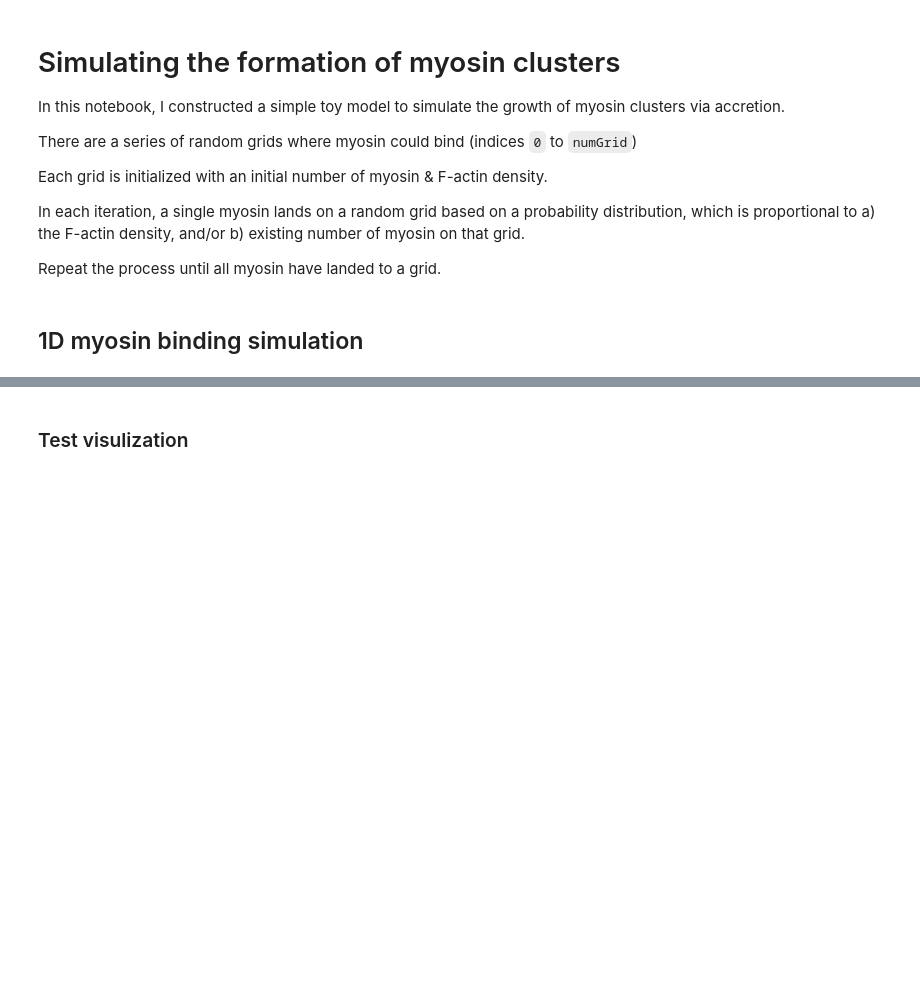
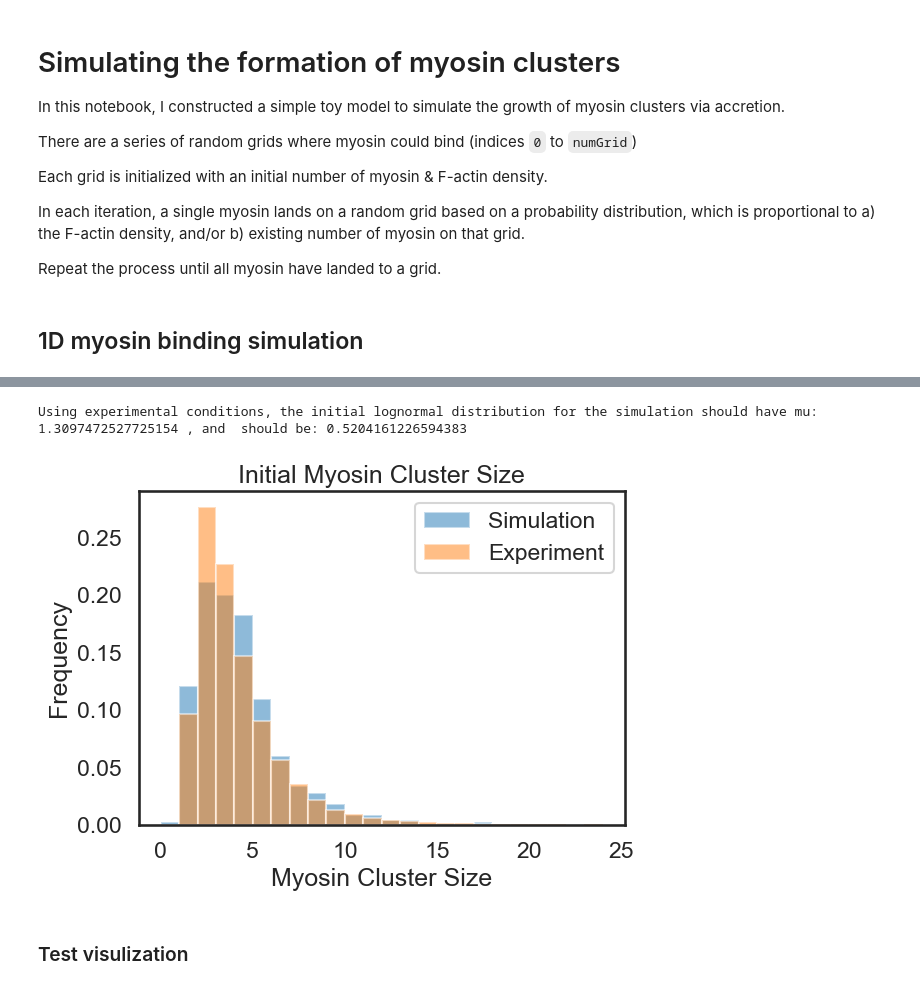
Before and after one commit to WHChou/Myosin-cluster-simulation, a Jupyter notebook: MyosinBinding_v2.ipynb, the cells around one changed output, grey strips where cells are left out. Drawn from its saved outputs; the diff is of its cells as text; code cells hidden in the pictures; blank space fills up the shorter version.

```diff
--- a/MyosinBinding_v2.ipynb
+++ b/MyosinBinding_v2.ipynb
@@ -163,3 +191,24 @@ plt.show()
+# %%
+(s, loc, scale) = st.lognorm.fit(allIntYB, floc = 0)
+print('Using experimental conditions, the initial lognormal distribution for the simulation should have mu:', np.log(scale), ', and  should be:', s)
+# %% [output]
+Using experimental conditions, the initial lognormal distribution for the simulation should have mu: 1.3097472527725154 , and  should be: 0.5204161226594383
+# %%
+lognormNum1 = GenMyoNum('lognormal', 1000, 1.31, 0.52)
+sns.set_style("white")
+sns.set_context("talk")
+plt.figure()
+plt.hist(lognormNum1, bins = np.arange(25), density = True, alpha = 0.5, label = 'Simulation')
+plt.hist(allIntYB, bins = np.arange(25), density = True, alpha = 0.5, label = 'Experiment')
+plt.title('Initial Myosin Cluster Size')
+plt.legend()
+plt.xlabel('Myosin Cluster Size')
+plt.ylabel('Frequency')
+plt.tight_layout()
+#plt.show()
+plt.savefig('Initial cluster size.png')
+# %% [output]
+[figure, added]
 # %% [markdown]
 ### Test visulization
 # %%
```
Also changed, not shown: parts of 16 cells of this notebook, 4 other files.
